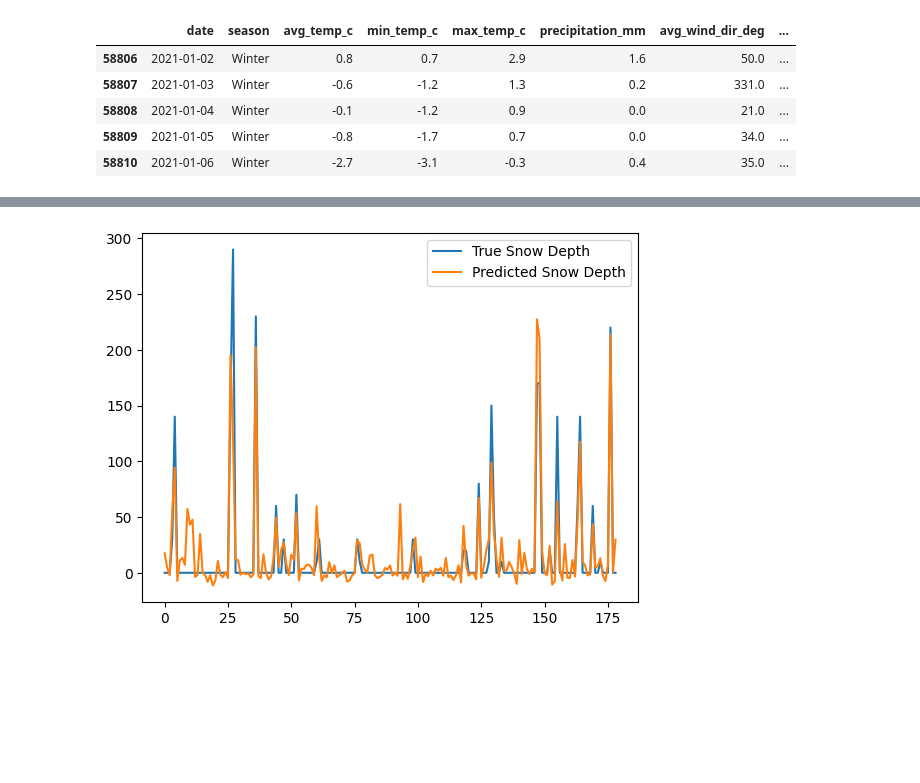
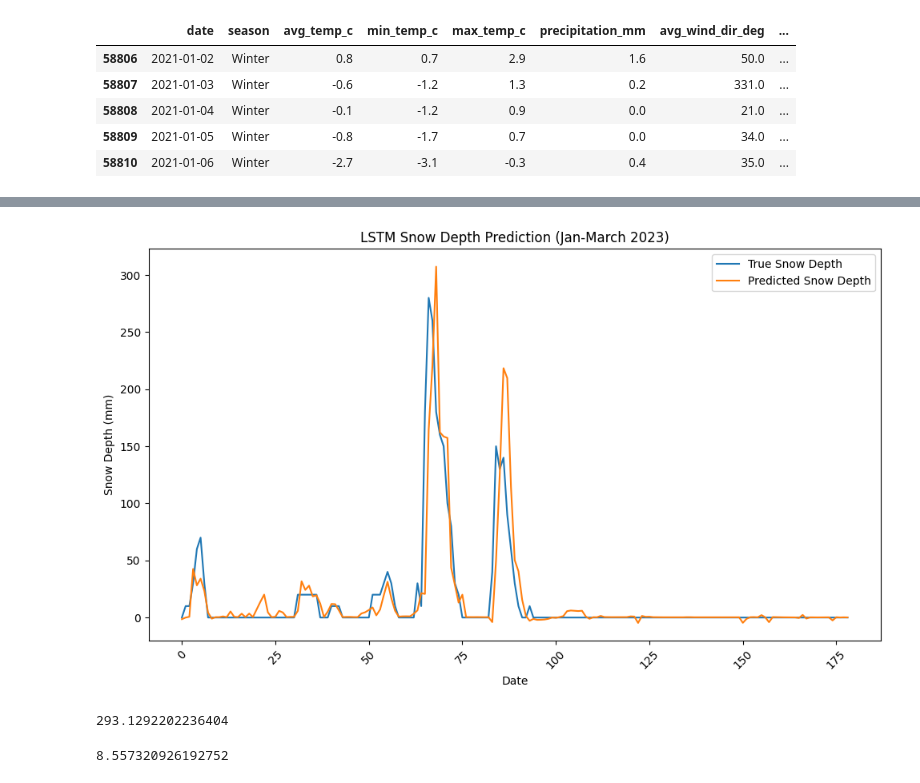
Before and after one commit to naty-rodrig99/weather_predictions, a Jupyter notebook: LSTM_Snow_analysis.ipynb, the cells around one changed output, grey strips where cells are left out. Saved outputs shown, nothing was run; the diff lists cells and outputs as text; code cells hidden in the pictures; blank space fills up the shorter version.

Commit message:
adding different model predictions

```diff
--- a/LSTM_Snow_analysis.ipynb
+++ b/LSTM_Snow_analysis.ipynb
@@ -100,0 +110,22 @@ X_train, X_test, y_train, y_test = train_test_split(X_seq, y_seq, test_size=0.2,
+# %%
+X_train, X_test = [], []
+y_train,y_test=[],[]
+#loop through each sequence in X_seq
+for i in range(len(X_seq)):
+    #retrieve the year (last column of the last time step in the sequence)
+    year = X_seq[i, -1, -1]
+    print(year)
+    #split the data based on the year
+    if year in [2021, 2022]:
+        #add the sequence to X_train without the last column (which contains the year)
+        X_train.append(X_seq[i][:, :-1])
+        y_train.append(y_seq[i])
+    elif year == 2023:
+        #add the sequence to X_test without modification
+        X_test.append(X_seq[i][:, :-1])
+        y_test.append(y_seq[i])
+#convert the lists to numpy arrays
+X_train = np.array(X_train)
+X_test = np.array(X_test)
+y_train=np.array(y_train)
+y_test=np.array(y_test)
@@ -101,13 +150,15 @@ X_train, X_test, y_train, y_test = train_test_split(X_seq, y_seq, test_size=0.2,
 # %%
 #define the LSTM model
 model = Sequential()
-model.add(LSTM(50, activation='relu', input_shape=(X_train.shape[1], X_train.shape[2])))
-model.add(Dropout(0.2))  # Regularization
+model.add(LSTM(32, activation='relu', input_shape=(X_train.shape[1], X_train.shape[2])))
+
+#model.add(Dropout(0.2))  # Regularization
+model.add(Dense(256,activation='relu'))  # Output layer (predicting snow depth)
 model.add(Dense(1))  # Output layer (predicting snow depth)
 
 #compile model
 model.compile(optimizer='adam', loss='mean_squared_error')
 
 #train model
-history = model.fit(X_train, y_train, epochs=20, batch_size=32, validation_data=(X_test, y_test))
+history = model.fit(X_train, y_train, epochs=280, batch_size=32, validation_data=(X_test, y_test))
 # %% [output]
@@ -152,12 +202,19 @@ Test Loss: 0.005093698389828205
 y_pred_scaled = model.predict(X_test)
 
 #inverse transform the scaled predictions and true values
-y_pred = scaler_y.inverse_transform(y_pred_scaled)
-y_test_original = scaler_y.inverse_transform(y_test)
+#y_pred = scaler_y.inverse_transform(y_pred_scaled)
+#y_test_original = scaler_y.inverse_transform(y_test)
 
+plt.figure(figsize=(10, 6))
 #compare predicted snow depth with actual snow depth
-plt.plot(y_test_original, label='True Snow Depth')
-plt.plot(y_pred, label='Predicted Snow Depth')
+plt.plot(y_test, label='True Snow Depth')
+plt.plot(y_pred_scaled, label='Predicted Snow Depth')
+plt.title('LSTM Snow Depth Prediction (Jan-March 2023)')
+plt.xlabel('Date')
+plt.ylabel('Snow Depth (mm)')
+plt.xticks(rotation=45)
 plt.legend()
+plt.tight_layout()
 plt.show()
+plt.show()
 # %% [output]
@@ -165 +222,10 @@ plt.show()
-[figure, old version]
+[figure, new version]
+# %%
+from sklearn.metrics import accuracy_score, mean_squared_error, mean_absolute_error
+0.5*mean_squared_error(y_test, y_pred_scaled)
+# %% [output]
+293.1292202236404
+# %%
+mean_absolute_error(y_test, y_pred_scaled)
+# %% [output]
+8.557320926192752
```
Also changed, not shown: parts of 10 cells of this notebook, 6 other files.
